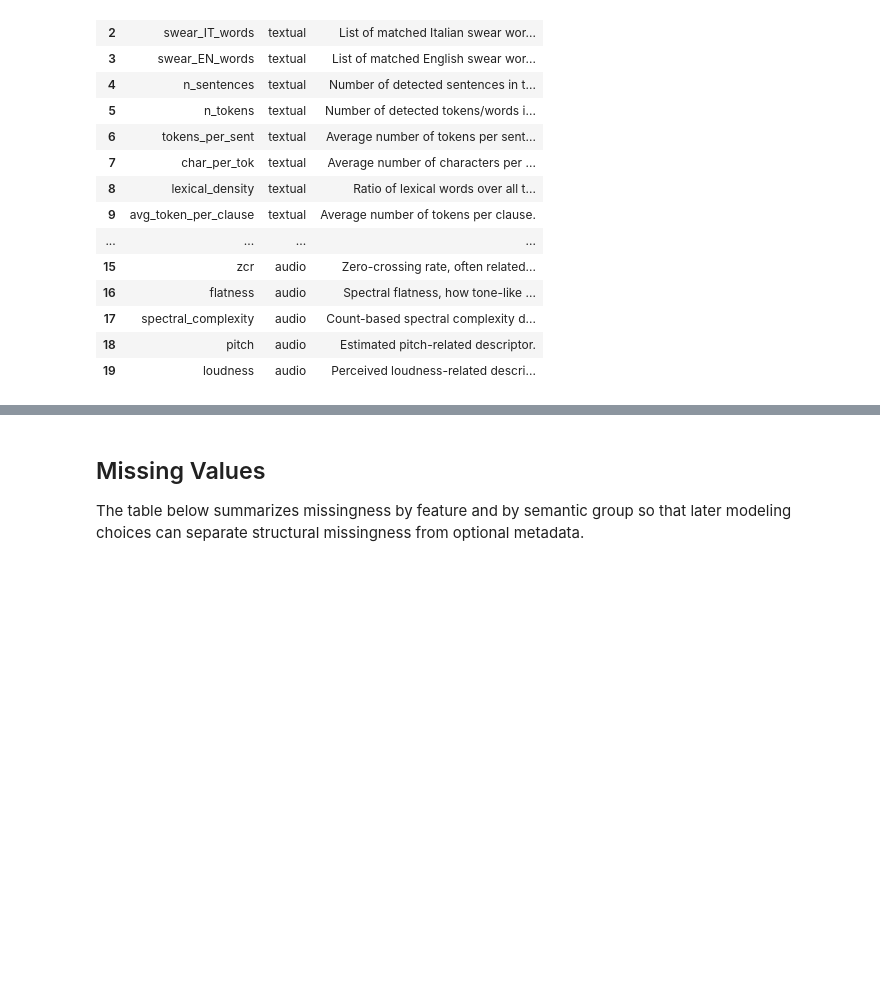
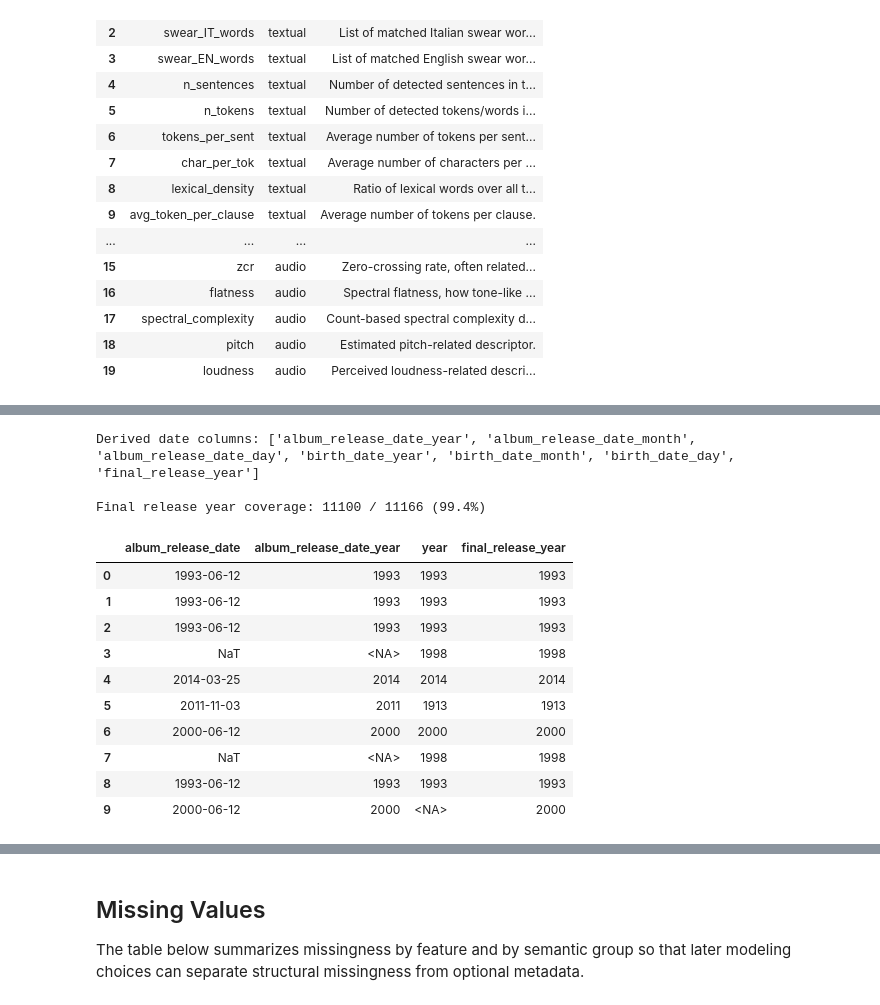
Before and after one commit to simonegrandinetti/ML_first_project, a Jupyter notebook: main_project.ipynb, the cells around one changed output, grey strips where cells are left out. Cells and saved outputs as stored; diff of their text form; code cells hidden in the pictures; blank space fills up the shorter version.

```diff
--- a/main_project.ipynb
+++ b/main_project.ipynb
@@ -468,0 +401,32 @@ display(df[["birth_date", "active_start", "active_end", "album_release_date", "t
+# %%
+from ml_utils.preprocessing import derive_date_fields, compute_final_release_year
+
+# Stage D: Date Field Derivation
+
+# Extract year, month, day components from datetime columns
+df = derive_date_fields(df, date_columns=['album_release_date', 'birth_date'])
+
+# Compute canonical release year (priority: album_release_date > year field)
+df = compute_final_release_year(df, date_column='album_release_date', year_column='year')
+
+
+# Show derived date fields
+date_derived_cols = [col for col in df.columns if any(x in col for x in ['_year', '_month', '_day', 'final_release_year'])]
+print(f"Derived date columns: {date_derived_cols}")
+print(f"\nFinal release year coverage: {df['final_release_year'].notna().sum()} / {len(df)} ({100*df['final_release_year'].notna().sum()/len(df):.1f}%)")
+display(df[['album_release_date', 'album_release_date_year', 'year', 'final_release_year']].head(10))
+# %% [output]
+Derived date columns: ['album_release_date_year', 'album_release_date_month', 'album_release_date_day', 'birth_date_year', 'birth_date_month', 'birth_date_day', 'final_release_year']
+
+Final release year coverage: 11100 / 11166 (99.4%)
+|  | album_release_date | album_release_date_year | year | final_release_year |
+| 0 | 1993-06-12 | 1993 | 1993 | 1993 |
+| 1 | 1993-06-12 | 1993 | 1993 | 1993 |
+| 2 | 1993-06-12 | 1993 | 1993 | 1993 |
+| 3 | NaT | <NA> | 1998 | 1998 |
+| 4 | 2014-03-25 | 2014 | 2014 | 2014 |
+| 5 | 2011-11-03 | 2011 | 1913 | 1913 |
+| 6 | 2000-06-12 | 2000 | 2000 | 2000 |
+| 7 | NaT | <NA> | 1998 | 1998 |
+| 8 | 1993-06-12 | 1993 | 1993 | 1993 |
+| 9 | 2000-06-12 | 2000 | <NA> | 2000 |
```
Also changed, not shown: parts of 19 cells of this notebook, 8 other files.
